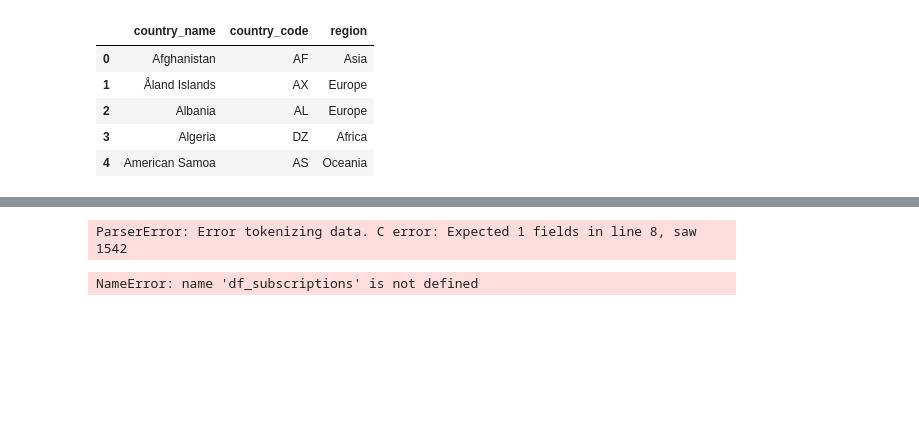
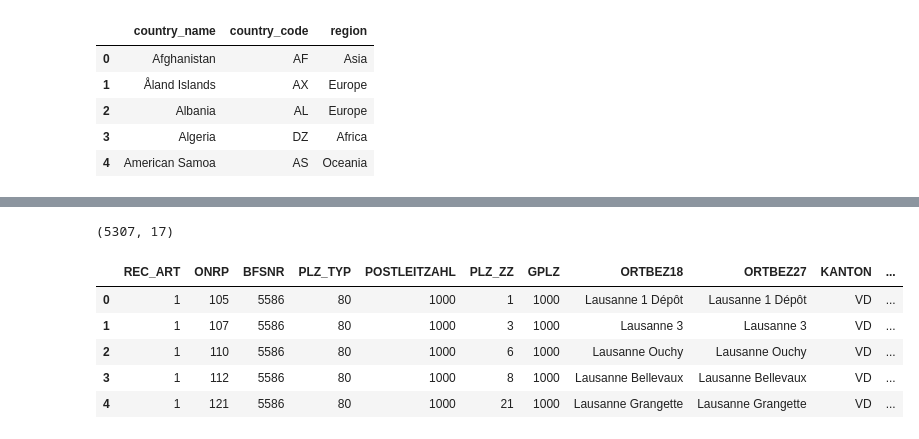
Before and after one commit to elisicke/Data-Analyst-Capstone-Project, a Jupyter notebook: Group_Liz.ipynb, the cells around one changed output, grey strips where cells are left out. Drawn from its saved outputs; the diff is of its cells as text; code cells hidden in the pictures; blank space fills up the shorter version.

Commit message:
adjusted Liz file, error correcting plz.csv

```diff
--- a/Group_Liz.ipynb
+++ b/Group_Liz.ipynb
@@ -241,14 +240,16 @@ df_accounts2.groupby(['region', 'country_name']).max()
 |  | New Zealand | af07c140cddde7d0dc5309e18461e50e5... | NZ | 7 | 1 |
 |  | Wallis and Futuna | e4620b68d0b2ab8bb43e36ae92e27186a... | WF | 0 | 1 |
 # %%
-kanton = './data/plz_verzeichnis_v2.csv'
-df_kanton = pd.read_csv(kanton)
+kanton = './data/plz_verzeichnis_v2_ts.csv'
+df_kanton = pd.read_csv(kanton, sep=';')
 #df_kanton.columns = df_cntrycd.columns.str.lower()
 display(df_kanton.shape)
 display(df_kanton.head())
 # %% [output]
-ParserError: Error tokenizing data. C error: Expected 1 fields in line 8, saw 1542
+(5307, 17)
+|  | REC_ART | ONRP | BFSNR | PLZ_TYP | POSTLEITZAHL | PLZ_ZZ | GPLZ | ORTBEZ18 | ORTBEZ27 | KANTON | ... |
+| 0 | 1 | 105 | 5586 | 80 | 1000 | 1 | 1000 | Lausanne 1 Dépôt | Lausanne 1 Dépôt | VD | ... |
+| 1 | 1 | 107 | 5586 | 80 | 1000 | 3 | 1000 | Lausanne 3 | Lausanne 3 | VD | ... |
+| 2 | 1 | 110 | 5586 | 80 | 1000 | 6 | 1000 | Lausanne Ouchy | Lausanne Ouchy | VD | ... |
+| 3 | 1 | 112 | 5586 | 80 | 1000 | 8 | 1000 | Lausanne Bellevaux | Lausanne Bellevaux | VD | ... |
+| 4 | 1 | 121 | 5586 | 80 | 1000 | 21 | 1000 | Lausanne Grangette | Lausanne Grangette | VD | ... |
-# %%
-df_subscriptions.info()
-# %% [output]
-NameError: name 'df_subscriptions' is not defined
```
Also changed, not shown: parts of 2 cells of this notebook.
